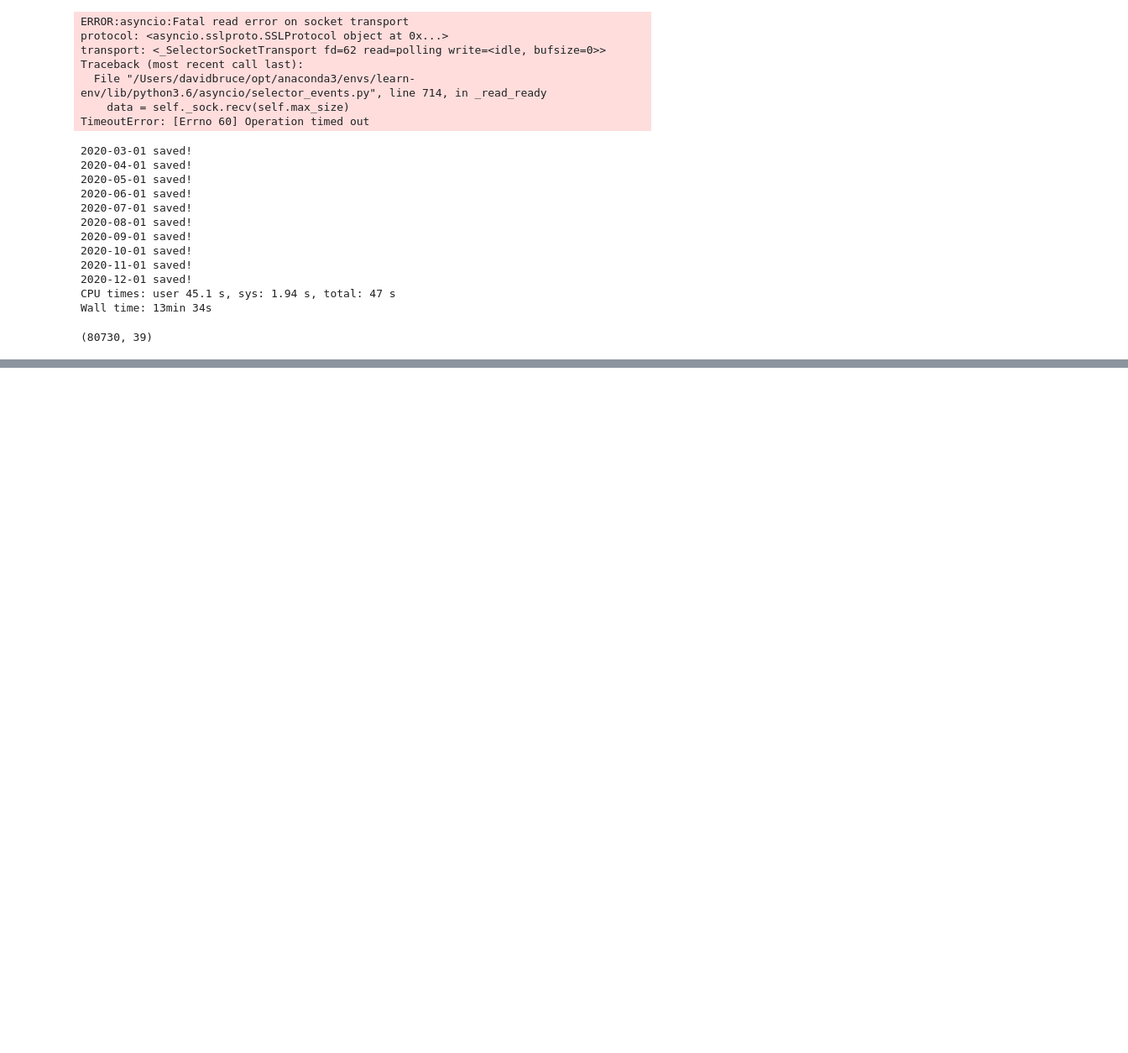
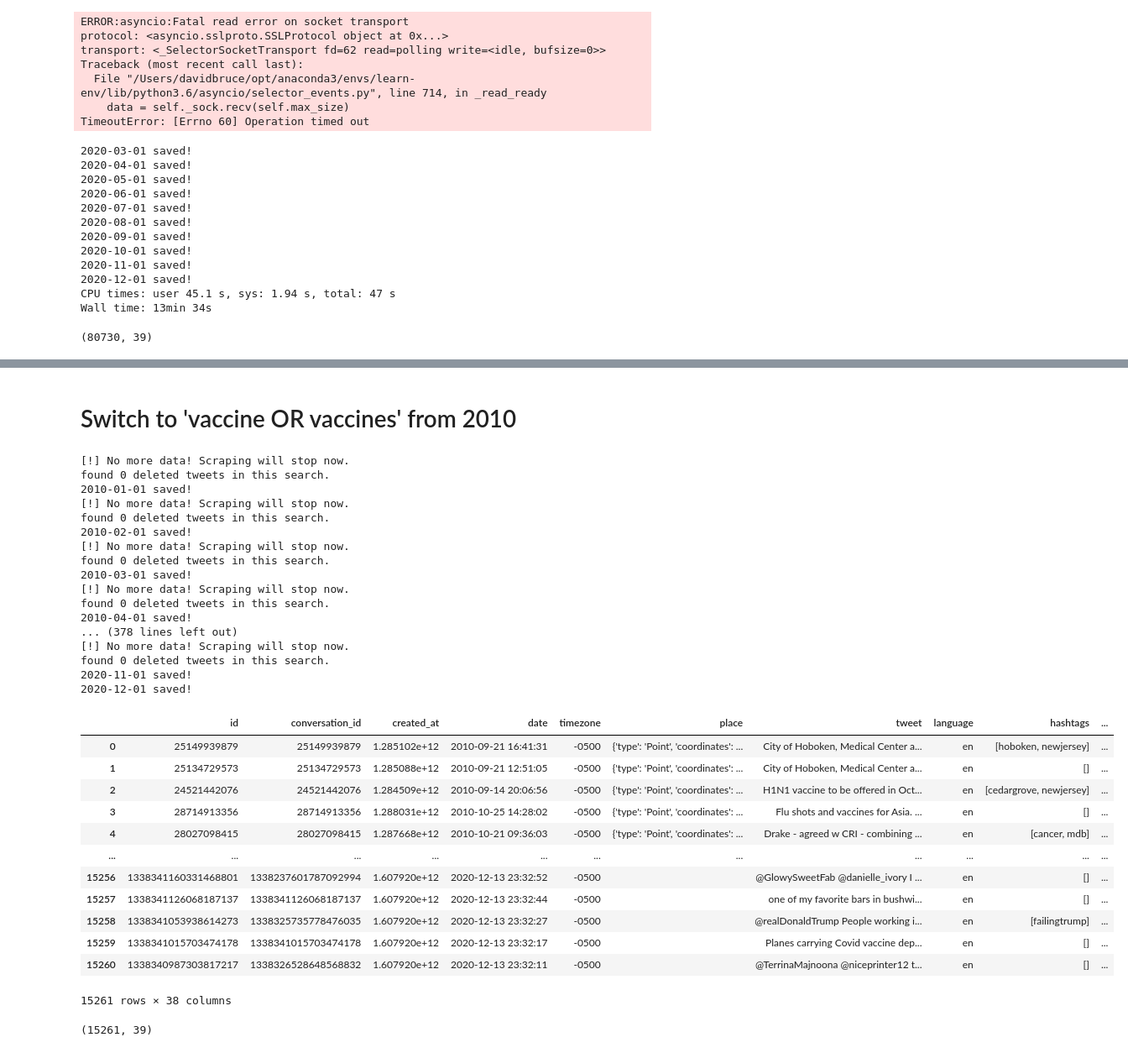
Before and after one commit to davidlebruce/covid_vaccine_tweets, a Jupyter notebook: web_scraping.ipynb, the cells around one changed output, grey strips where cells are left out. Shown at 84% size. Saved outputs shown, nothing was run; the diff lists cells and outputs as text; code cells hidden in the pictures; blank space fills up the shorter version.

```diff
--- a/web_scraping.ipynb
+++ b/web_scraping.ipynb
@@ -179,0 +233,40 @@ df_3.shape
+# %% [markdown]
+# Switch to 'vaccine OR vaccines' from 2010
+# %%
+search = 'vaccine OR vaccines'
+city = 'New York'
+filename = 'ny_vaccine_tweets'
+limit = 5000
+# %%
+search_loop_3(search, city, filename, limit)
+# %% [output]
+[!] No more data! Scraping will stop now.
+found 0 deleted tweets in this search.
+2010-01-01 saved!
+[!] No more data! Scraping will stop now.
+found 0 deleted tweets in this search.
+2010-02-01 saved!
+[!] No more data! Scraping will stop now.
+found 0 deleted tweets in this search.
+2010-03-01 saved!
+[!] No more data! Scraping will stop now.
+found 0 deleted tweets in this search.
+2010-04-01 saved!
+... (378 lines left out)
+[!] No more data! Scraping will stop now.
+found 0 deleted tweets in this search.
+2020-11-01 saved!
+2020-12-01 saved!
+|  | id | conversation_id | created_at | date | timezone | place | tweet | language | hashtags | ... |
+| 0 | 25149939879 | 25149939879 | 1.285102e+12 | 2010-09-21 16:41:31 | -0500 | {'type': 'Point', 'coordinates': ... | City of Hoboken, Medical Center a... | en | [hoboken, newjersey] | ... |
+| 1 | 25134729573 | 25134729573 | 1.285088e+12 | 2010-09-21 12:51:05 | -0500 | {'type': 'Point', 'coordinates': ... | City of Hoboken, Medical Center a... | en | [] | ... |
+| 2 | 24521442076 | 24521442076 | 1.284509e+12 | 2010-09-14 20:06:56 | -0500 | {'type': 'Point', 'coordinates': ... | H1N1 vaccine to be offered in Oct... | en | [cedargrove, newjersey] | ... |
+| 3 | 28714913356 | 28714913356 | 1.288031e+12 | 2010-10-25 14:28:02 | -0500 | {'type': 'Point', 'coordinates': ... | Flu shots and vaccines for Asia. ... | en | [] | ... |
+| 4 | 28027098415 | 28027098415 | 1.287668e+12 | 2010-10-21 09:36:03 | -0500 | {'type': 'Point', 'coordinates': ... | Drake - agreed w CRI - combining ... | en | [cancer, mdb] | ... |
+| ... | ... | ... | ... | ... | ... | ... | ... | ... | ... | ... |
+| 15256 | 1338341160331468801 | 1338237601787092994 | 1.607920e+12 | 2020-12-13 23:32:52 | -0500 |  | @GlowySweetFab @danielle_ivory I ... | en | [] | ... |
+| 15257 | 1338341126068187137 | 1338341126068187137 | 1.607920e+12 | 2020-12-13 23:32:44 | -0500 |  | one of my favorite bars in bushwi... | en | [] | ... |
+| 15258 | 1338341053938614273 | 1338325735778476035 | 1.607920e+12 | 2020-12-13 23:32:27 | -0500 |  | @realDonaldTrump People working i... | en | [failingtrump] | ... |
+| 15259 | 1338341015703474178 | 1338341015703474178 | 1.607920e+12 | 2020-12-13 23:32:17 | -0500 |  | Planes carrying Covid vaccine dep... | en | [] | ... |
+| 15260 | 1338340987303817217 | 1338326528648568832 | 1.607920e+12 | 2020-12-13 23:32:11 | -0500 |  | @TerrinaMajnoona @niceprinter12 t... | en | [] | ... |
+15261 rows × 38 columns
@@ -179,0 +275,4 @@ df_3.shape
+# %%
+df.shape
+# %% [output]
+(15261, 39)
```
Also changed, not shown: parts of 30 cells of this notebook, 5 other files.
